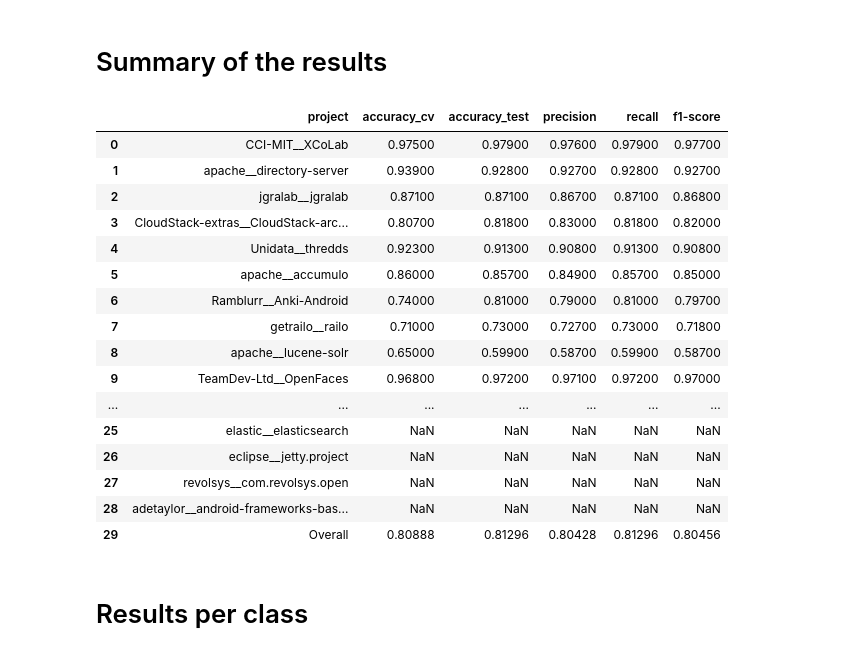
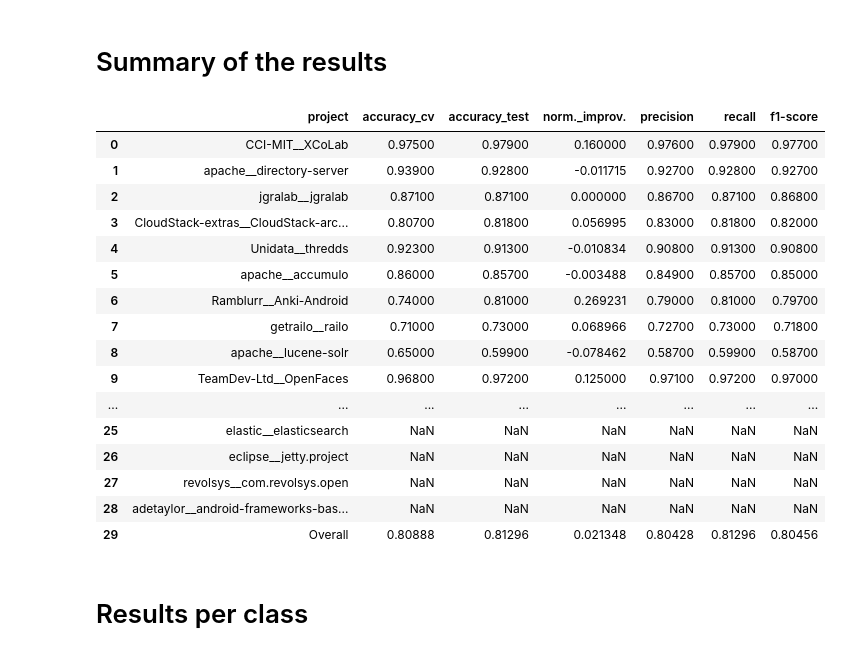
Before and after one commit to gems-uff/mestre, a Jupyter notebook: scripts/classifier/classifier_experiment.ipynb, the cells around one changed output. Saved outputs shown, nothing was run; the diff lists cells and outputs as text; code cells hidden in the pictures.

Commit message:
Adds normalized improvement to experiment results

```diff
--- a/scripts/classifier/classifier_experiment.ipynb
+++ b/scripts/classifier/classifier_experiment.ipynb
@@ -150,27 +150,28 @@ report_test
 # %%
 df_inner = pd.merge(report, report_test, on='project', how='inner', suffixes=('_cv', '_test'))
 df = df_inner.filter(regex=("project|accuracy.*|precision_test|recall_test|f1-score_test")).copy()
 df = df.rename(columns={"precision_test": "precision", 'recall_test':'recall', 'f1-score_test':'f1-score'})
-columns = ['project', 'accuracy_cv', 'accuracy_test', 'precision', 'recall', 'f1-score']
+df['norm._improv.'] = df.apply(lambda x: classifier_utils.get_normalized_improvement(x['accuracy_test'], x['accuracy_cv']), axis=1)
+columns = ['project', 'accuracy_cv', 'accuracy_test', 'norm._improv.', 'precision', 'recall', 'f1-score']
 df[columns]
 # %% [output]
-|  | project | accuracy_cv | accuracy_test | precision | recall | f1-score |
-| 0 | CCI-MIT__XCoLab | 0.97500 | 0.97900 | 0.97600 | 0.97900 | 0.97700 |
-| 1 | apache__directory-server | 0.93900 | 0.92800 | 0.92700 | 0.92800 | 0.92700 |
-| 2 | jgralab__jgralab | 0.87100 | 0.87100 | 0.86700 | 0.87100 | 0.86800 |
-| 3 | CloudStack-extras__CloudStack-arc... | 0.80700 | 0.81800 | 0.83000 | 0.81800 | 0.82000 |
-| 4 | Unidata__thredds | 0.92300 | 0.91300 | 0.90800 | 0.91300 | 0.90800 |
-| 5 | apache__accumulo | 0.86000 | 0.85700 | 0.84900 | 0.85700 | 0.85000 |
-| 6 | Ramblurr__Anki-Android | 0.74000 | 0.81000 | 0.79000 | 0.81000 | 0.79700 |
-| 7 | getrailo__railo | 0.71000 | 0.73000 | 0.72700 | 0.73000 | 0.71800 |
-| 8 | apache__lucene-solr | 0.65000 | 0.59900 | 0.58700 | 0.59900 | 0.58700 |
-| 9 | TeamDev-Ltd__OpenFaces | 0.96800 | 0.97200 | 0.97100 | 0.97200 | 0.97000 |
-| ... | ... | ... | ... | ... | ... | ... |
-| 25 | elastic__elasticsearch | NaN | NaN | NaN | NaN | NaN |
-| 26 | eclipse__jetty.project | NaN | NaN | NaN | NaN | NaN |
-| 27 | revolsys__com.revolsys.open | NaN | NaN | NaN | NaN | NaN |
-| 28 | adetaylor__android-frameworks-bas... | NaN | NaN | NaN | NaN | NaN |
-| 29 | Overall | 0.80888 | 0.81296 | 0.80428 | 0.81296 | 0.80456 |
+|  | project | accuracy_cv | accuracy_test | norm._improv. | precision | recall | f1-score |
+| 0 | CCI-MIT__XCoLab | 0.97500 | 0.97900 | 0.160000 | 0.97600 | 0.97900 | 0.97700 |
+| 1 | apache__directory-server | 0.93900 | 0.92800 | -0.011715 | 0.92700 | 0.92800 | 0.92700 |
+| 2 | jgralab__jgralab | 0.87100 | 0.87100 | 0.000000 | 0.86700 | 0.87100 | 0.86800 |
+| 3 | CloudStack-extras__CloudStack-arc... | 0.80700 | 0.81800 | 0.056995 | 0.83000 | 0.81800 | 0.82000 |
+| 4 | Unidata__thredds | 0.92300 | 0.91300 | -0.010834 | 0.90800 | 0.91300 | 0.90800 |
+| 5 | apache__accumulo | 0.86000 | 0.85700 | -0.003488 | 0.84900 | 0.85700 | 0.85000 |
+| 6 | Ramblurr__Anki-Android | 0.74000 | 0.81000 | 0.269231 | 0.79000 | 0.81000 | 0.79700 |
+| 7 | getrailo__railo | 0.71000 | 0.73000 | 0.068966 | 0.72700 | 0.73000 | 0.71800 |
+| 8 | apache__lucene-solr | 0.65000 | 0.59900 | -0.078462 | 0.58700 | 0.59900 | 0.58700 |
+| 9 | TeamDev-Ltd__OpenFaces | 0.96800 | 0.97200 | 0.125000 | 0.97100 | 0.97200 | 0.97000 |
+| ... | ... | ... | ... | ... | ... | ... | ... |
+| 25 | elastic__elasticsearch | NaN | NaN | NaN | NaN | NaN | NaN |
+| 26 | eclipse__jetty.project | NaN | NaN | NaN | NaN | NaN | NaN |
+| 27 | revolsys__com.revolsys.open | NaN | NaN | NaN | NaN | NaN | NaN |
+| 28 | adetaylor__android-frameworks-bas... | NaN | NaN | NaN | NaN | NaN | NaN |
+| 29 | Overall | 0.80888 | 0.81296 | 0.021348 | 0.80428 | 0.81296 | 0.80456 |
 # %% [markdown]
 # Results per class
 # %%
```
